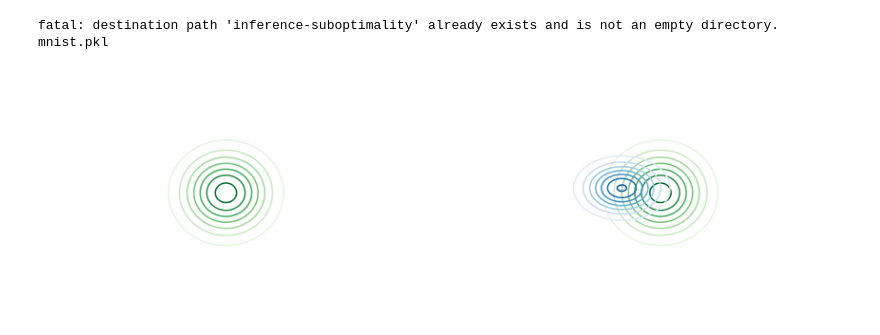
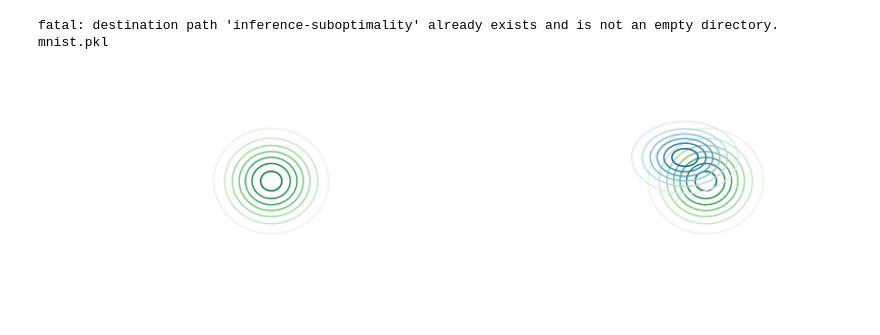
Before and after one commit to ATML-2022-Group6/inference-suboptimality, a Jupyter notebook: visualization.ipynb, the cells around one changed output. Saved outputs shown, nothing was run; the diff lists cells and outputs as text; code cells hidden in the pictures.

Commit message:
3d plot update

```diff
--- a/visualization.ipynb
+++ b/visualization.ipynb
@@ -146,20 +144,20 @@ def plot_3d(X, Y, Z_tp, Z_afg):
 
   plt.show()
 # %%
-mu_tp = jnp.array([0.0,0.0])
+mu_tp = jnp.array([0.5,0.2])
 covar_tp = jnp.array([[ 0.1 ,  0], [0,  0.2]])
 
 # Our 2-dimensional distribution will be over variables X and Y
 N = 200
 X = np.linspace(-2, 2, N)
 Y = np.linspace(-2, 2, N)
 X, Y = np.meshgrid(X, Y)
 
 Z_tp, Z_afg = visualize(X, Y, mu_tp, covar_tp)
 
 plot_contours(X, Y, Z_tp, Z_afg)
 # %% [output]
-[figure, old version]
+[figure, new version]
 # %%
 plot_3d(X, Y, Z_tp, Z_afg)
 # %% [output]
```
Also changed, not shown: parts of 2 cells of this notebook.
